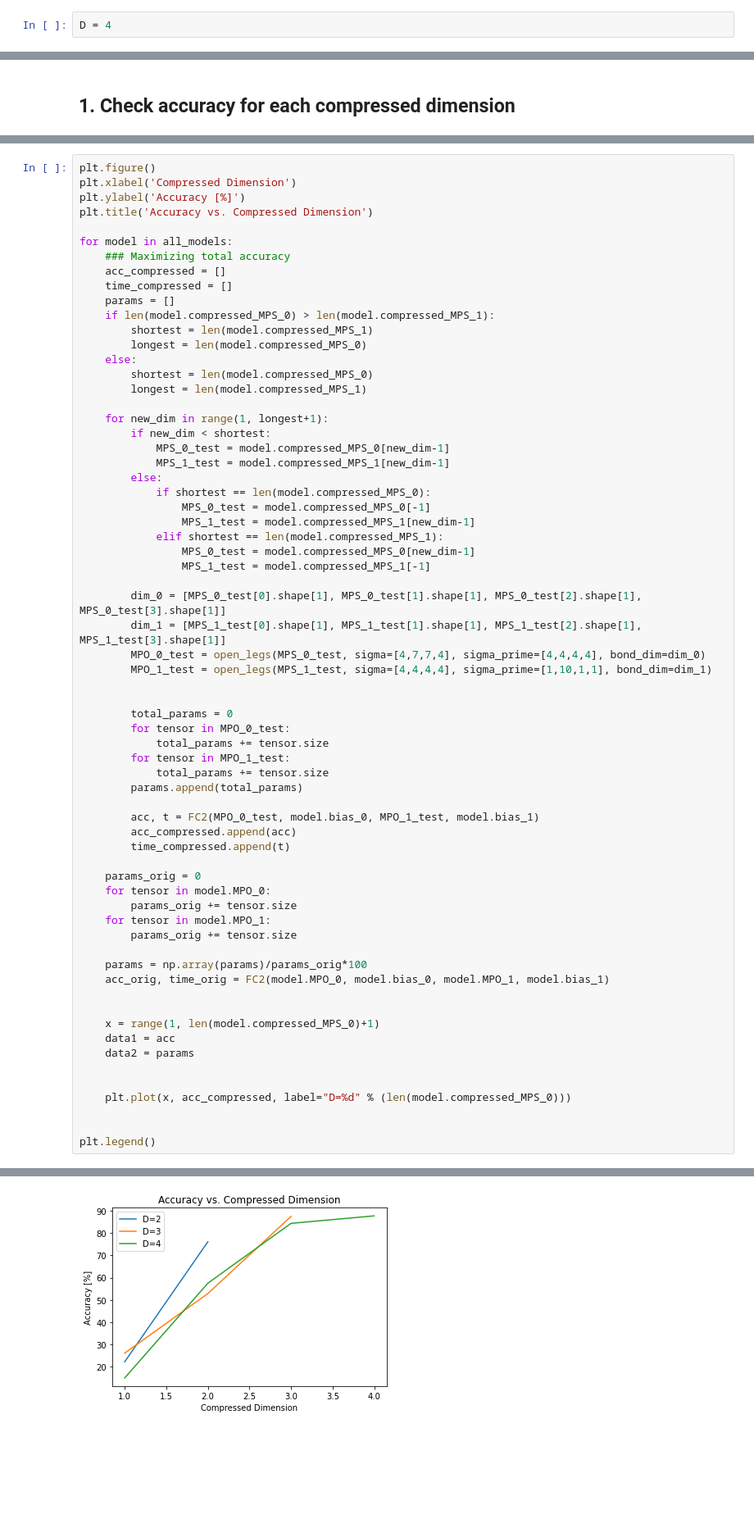
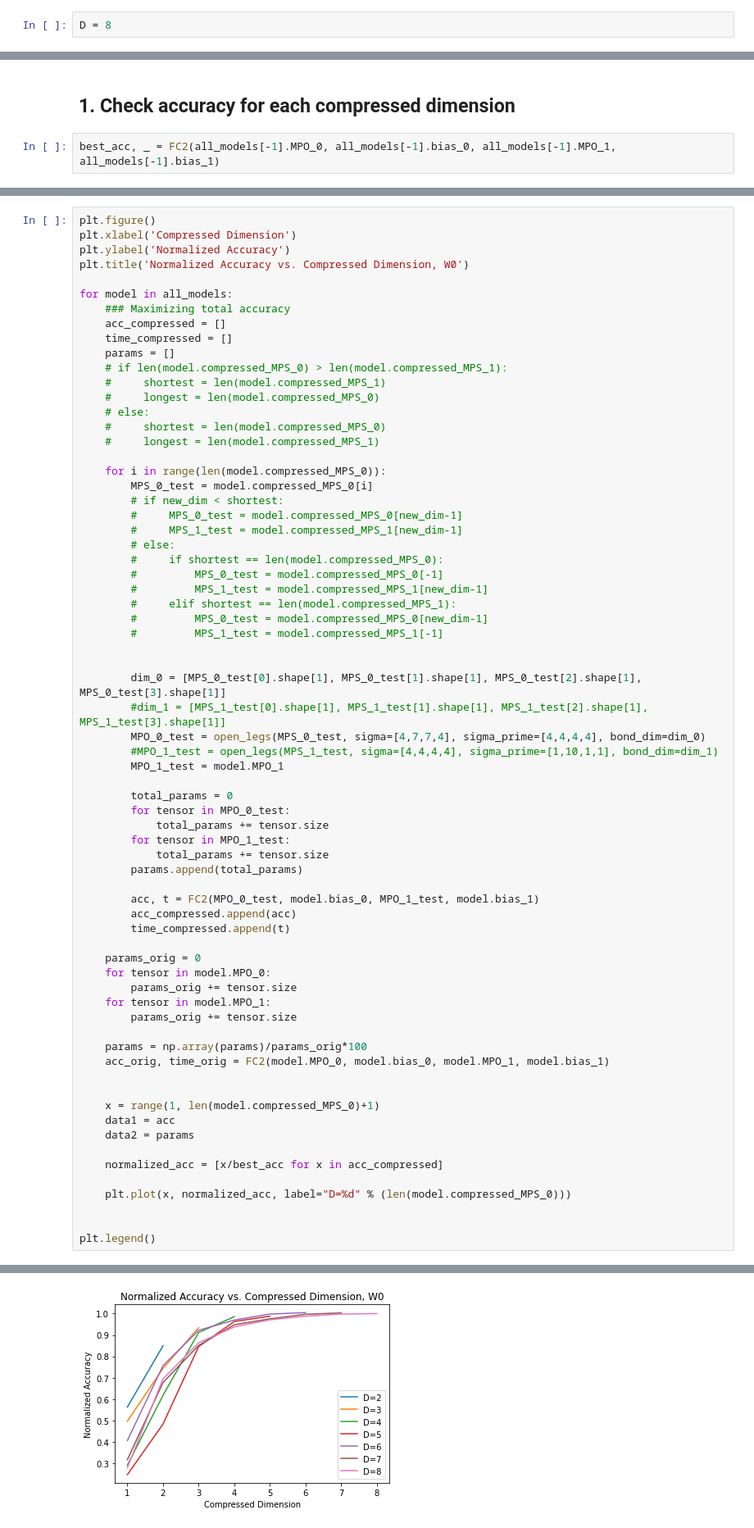
Before and after one commit to aaronleesander/DMRG-inspired-Algorithms-for-Neural-Network-Compression, a Jupyter notebook: DMRG/FC2_Multi_Model.ipynb, the cells around one changed output, grey strips where cells are left out. Shown at 82% size. Drawn from its saved outputs; the diff is of its cells as text; blank space fills up the shorter version.

Commit message:
multi model prepared for results generation

```diff
--- a/DMRG/FC2_Multi_Model.ipynb
+++ b/DMRG/FC2_Multi_Model.ipynb
@@ -6,7 +6,7 @@ from neural_networks import *
 # %% [markdown]
 ## 1. Train
 # %%
-D = 4
+D = 8
 # %%
 # List of layer 1 weights (0-3), layer 1 bias (4), layer 2 weights (5-8), layer 2 bias (9)
 all_weights = []
@@ -114,3 +126,5 @@ Orig: 1760
 # Accuracy Tests
 # %% [markdown]
 ## 1. Check accuracy for each compressed dimension
+# %%
+best_acc, _ = FC2(all_models[-1].MPO_0, all_models[-1].bias_0, all_models[-1].MPO_1, all_models[-1].bias_1)
@@ -117,38 +136,40 @@ Orig: 1760
 # %%
 plt.figure()
 plt.xlabel('Compressed Dimension')
-plt.ylabel('Accuracy [%]')
-plt.title('Accuracy vs. Compressed Dimension')
+plt.ylabel('Normalized Accuracy')
+plt.title('Normalized Accuracy vs. Compressed Dimension, W0')
 
 for model in all_models:
     ### Maximizing total accuracy
     acc_compressed = []
     time_compressed = []
     params = []
-    if len(model.compressed_MPS_0) > len(model.compressed_MPS_1):
-        shortest = len(model.compressed_MPS_1)
-        longest = len(model.compressed_MPS_0)
-    else:
-        shortest = len(model.compressed_MPS_0)
-        longest = len(model.compressed_MPS_1)
+    # if len(model.compressed_MPS_0) > len(model.compressed_MPS_1):
+    #     shortest = len(model.compressed_MPS_1)
+    #     longest = len(model.compressed_MPS_0)
+    # else:
+    #     shortest = len(model.compressed_MPS_0)
+    #     longest = len(model.compressed_MPS_1)
 
-    for new_dim in range(1, longest+1):
-        if new_dim < shortest:
-            MPS_0_test = model.compressed_MPS_0[new_dim-1]
-            MPS_1_test = model.compressed_MPS_1[new_dim-1]
-        else:
-            if shortest == len(model.compressed_MPS_0):
-                MPS_0_test = model.compressed_MPS_0[-1]
-                MPS_1_test = model.compressed_MPS_1[new_dim-1]
-            elif shortest == len(model.compressed_MPS_1):
-                MPS_0_test = model.compressed_MPS_0[new_dim-1]
-                MPS_1_test = model.compressed_MPS_1[-1]
+    for i in range(len(model.compressed_MPS_0)):
+        MPS_0_test = model.compressed_MPS_0[i]
+        # if new_dim < shortest:
+        #     MPS_0_test = model.compressed_MPS_0[new_dim-1]
+        #     MPS_1_test = model.compressed_MPS_1[new_dim-1]
+        # else:
+        #     if shortest == len(model.compressed_MPS_0):
+        #         MPS_0_test = model.compressed_MPS_0[-1]
+        #         MPS_1_test = model.compressed_MPS_1[new_dim-1]
+        #     elif shortest == len(model.compressed_MPS_1):
+        #         MPS_0_test = model.compressed_MPS_0[new_dim-1]
+        #         MPS_1_test = model.compressed_MPS_1[-1]
+
 
         dim_0 = [MPS_0_test[0].shape[1], MPS_0_test[1].shape[1], MPS_0_test[2].shape[1], MPS_0_test[3].shape[1]]
-        dim_1 = [MPS_1_test[0].shape[1], MPS_1_test[1].shape[1], MPS_1_test[2].shape[1], MPS_1_test[3].shape[1]]
+        #dim_1 = [MPS_1_test[0].shape[1], MPS_1_test[1].shape[1], MPS_1_test[2].shape[1], MPS_1_test[3].shape[1]]
         MPO_0_test = open_legs(MPS_0_test, sigma=[4,7,7,4], sigma_prime=[4,4,4,4], bond_dim=dim_0)
-        MPO_1_test = open_legs(MPS_1_test, sigma=[4,4,4,4], sigma_prime=[1,10,1,1], bond_dim=dim_1)
-
+        #MPO_1_test = open_legs(MPS_1_test, sigma=[4,4,4,4], sigma_prime=[1,10,1,1], bond_dim=dim_1)
+        MPO_1_test = model.MPO_1
 
         total_params = 0
         for tensor in MPO_0_test:
@@ -175,8 +196,9 @@ for model in all_models:
     data1 = acc
     data2 = params
 
+    normalized_acc = [x/best_acc for x in acc_compressed]
 
-    plt.plot(x, acc_compressed, label="D=%d" % (len(model.compressed_MPS_0)))
+    plt.plot(x, normalized_acc, label="D=%d" % (len(model.compressed_MPS_0)))
 
 
 plt.legend()
@@ -197,6 +219,6 @@ Extracting ./data/t10k-labels-idx1-ubyte.gz
 Extracting ./data/train-images-idx3-ubyte.gz
 Extracting ./data/train-labels-idx1-ubyte.gz
 Extracting ./data/t10k-images-idx3-ubyte.gz
 Extracting ./data/t10k-labels-idx1-ubyte.gz
 <matplotlib.legend.Legend at 0x...>
-[figure, old version]
+[figure, new version]
```
Also changed, not shown: parts of 7 cells of this notebook.
